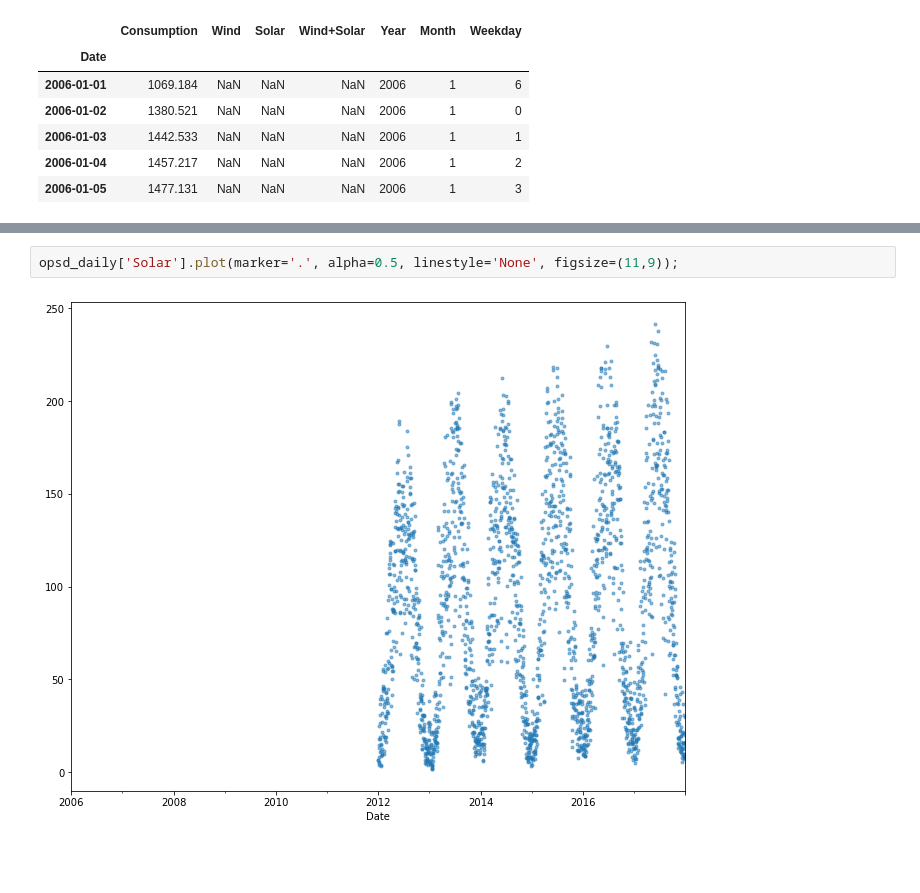
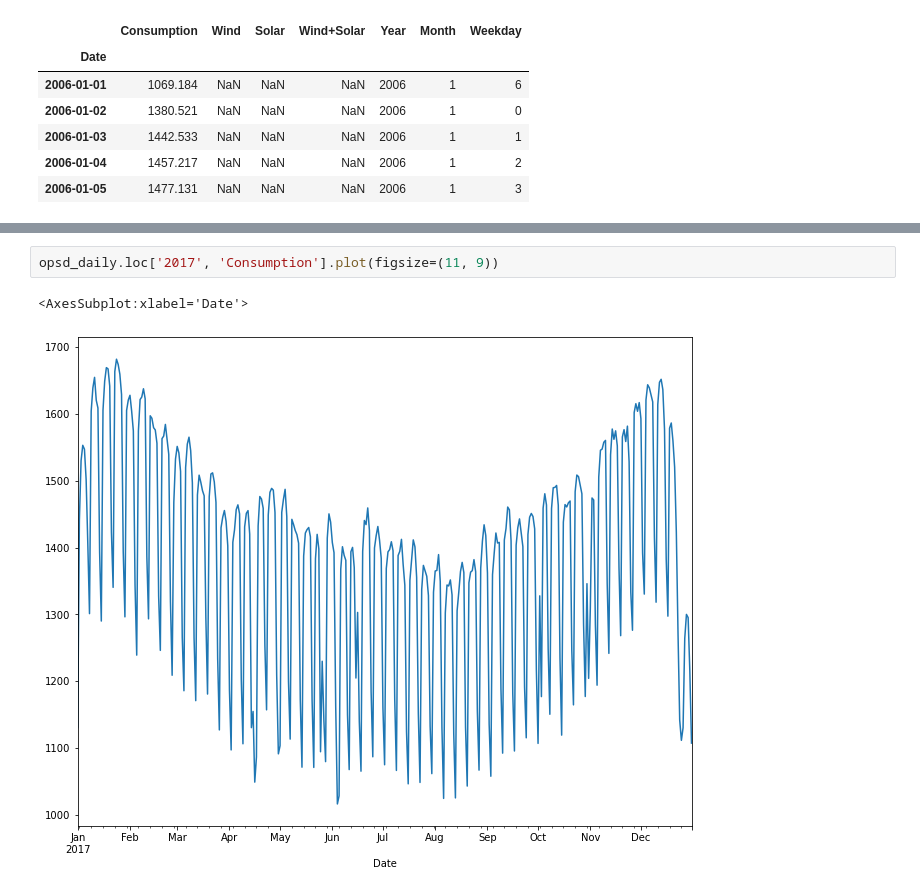
Before and after one commit to nisaris/Hacktive-Training, a Jupyter notebook: Sesi_6.ipynb, the cells around one changed output, grey strips where cells are left out. Saved outputs shown, nothing was run; the diff lists cells and outputs as text; blank space fills up the shorter version.

```diff
--- a/Sesi_6.ipynb
+++ b/Sesi_6.ipynb
@@ -463,6 +454,7 @@ opsd_daily['Wind'].plot(marker='.', alpha=0.5, linestyle='None', figsize=(11,9))
 [figure]
 # %%
-opsd_daily['Solar'].plot(marker='.', alpha=0.5, linestyle='None', figsize=(11,9));
+opsd_daily.loc['2017', 'Consumption'].plot(figsize=(11, 9))
 # %% [output]
+<AxesSubplot:xlabel='Date'>
-[figure, old version]
+[figure, new version]
 # %%
```
Also changed, not shown: parts of 16 cells of this notebook, 14 other files.
